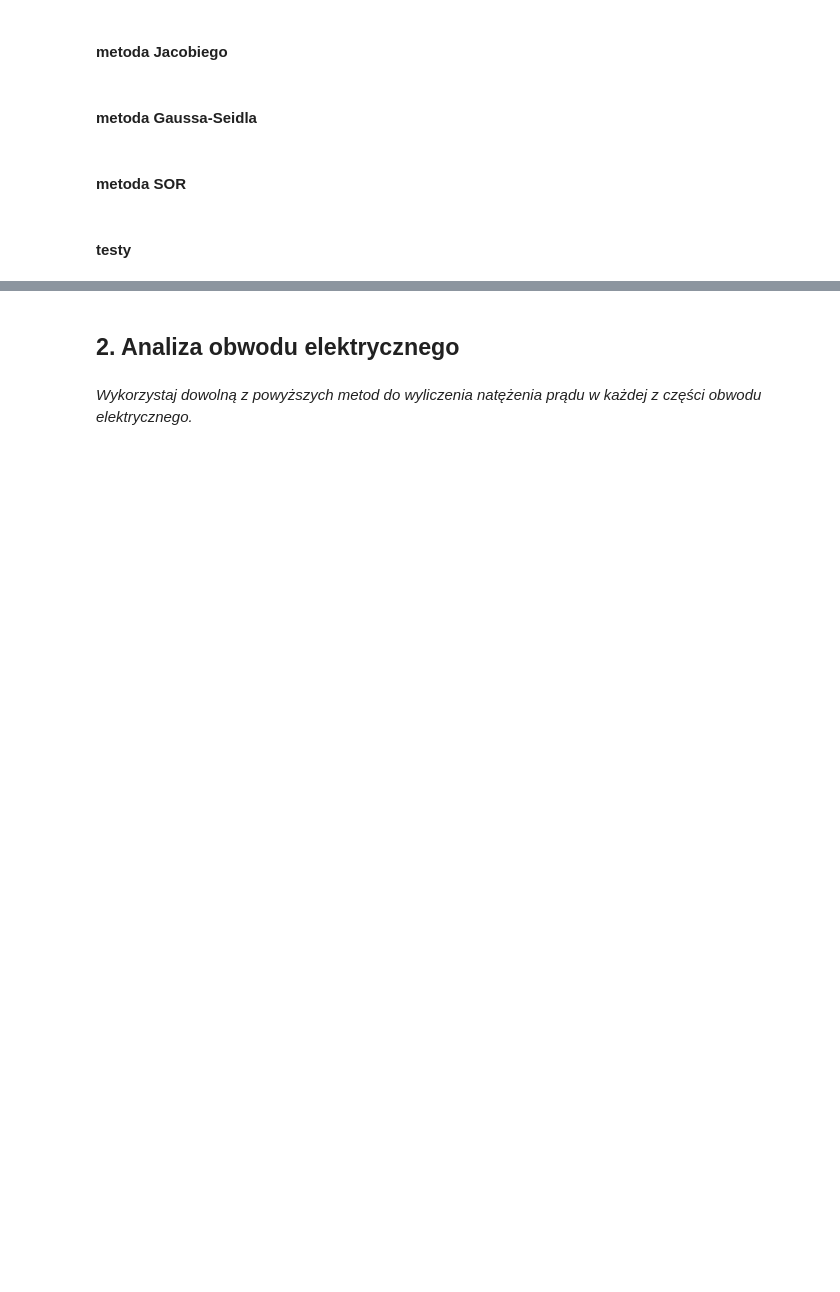
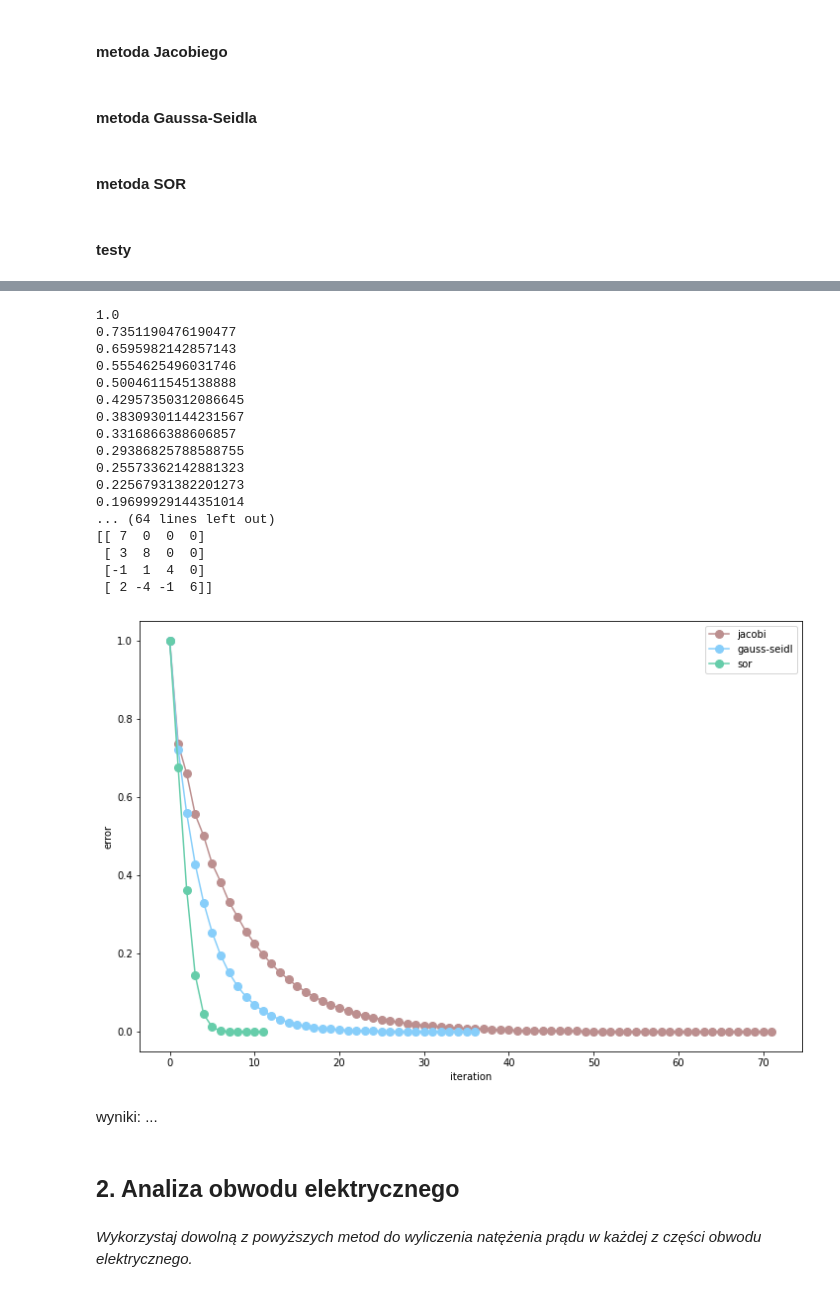
Before and after one commit to mhawryluk/mownit, a Jupyter notebook: lab7/lab7.ipynb, the cells around one changed output, grey strips where cells are left out. Saved outputs shown, nothing was run; the diff lists cells and outputs as text; code cells hidden in the pictures; blank space fills up the shorter version.

```diff
--- a/lab7/lab7.ipynb
+++ b/lab7/lab7.ipynb
@@ -94,3 +203,27 @@ gauss seidl:  7 [ 0.99989203 -0.99991255  1.00004696 -0.99992703]
+# %%
+plot_iteration_error(A2, B2, x02, exact2, omega2)
+# %% [output]
+1.0
+0.7351190476190477
+0.6595982142857143
+0.5554625496031746
+0.5004611545138888
+0.42957350312086645
+0.38309301144231567
+0.3316866388606857
+0.29386825788588755
+0.25573362142881323
+0.22567931382201273
+0.19699929144351014
+... (64 lines left out)
+[[ 7  0  0  0]
+ [ 3  8  0  0]
+ [-1  1  4  0]
+ [ 2 -4 -1  6]]
+[figure, added]
+# %% [markdown]
+wyniki:
+...
 # %% [markdown]
 ## 2. Analiza obwodu elektrycznego
 # %% [markdown]
```
Also changed, not shown: parts of 19 cells of this notebook, 1 other file.
